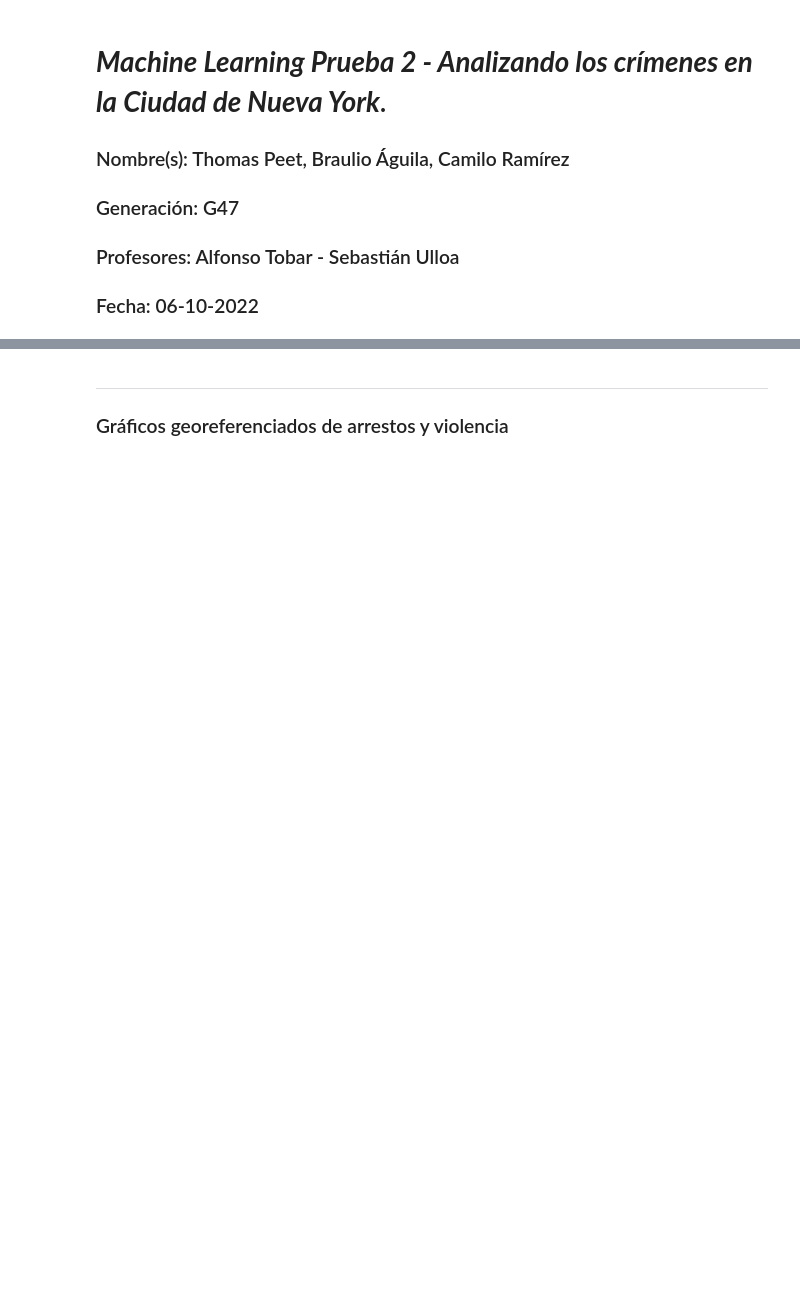
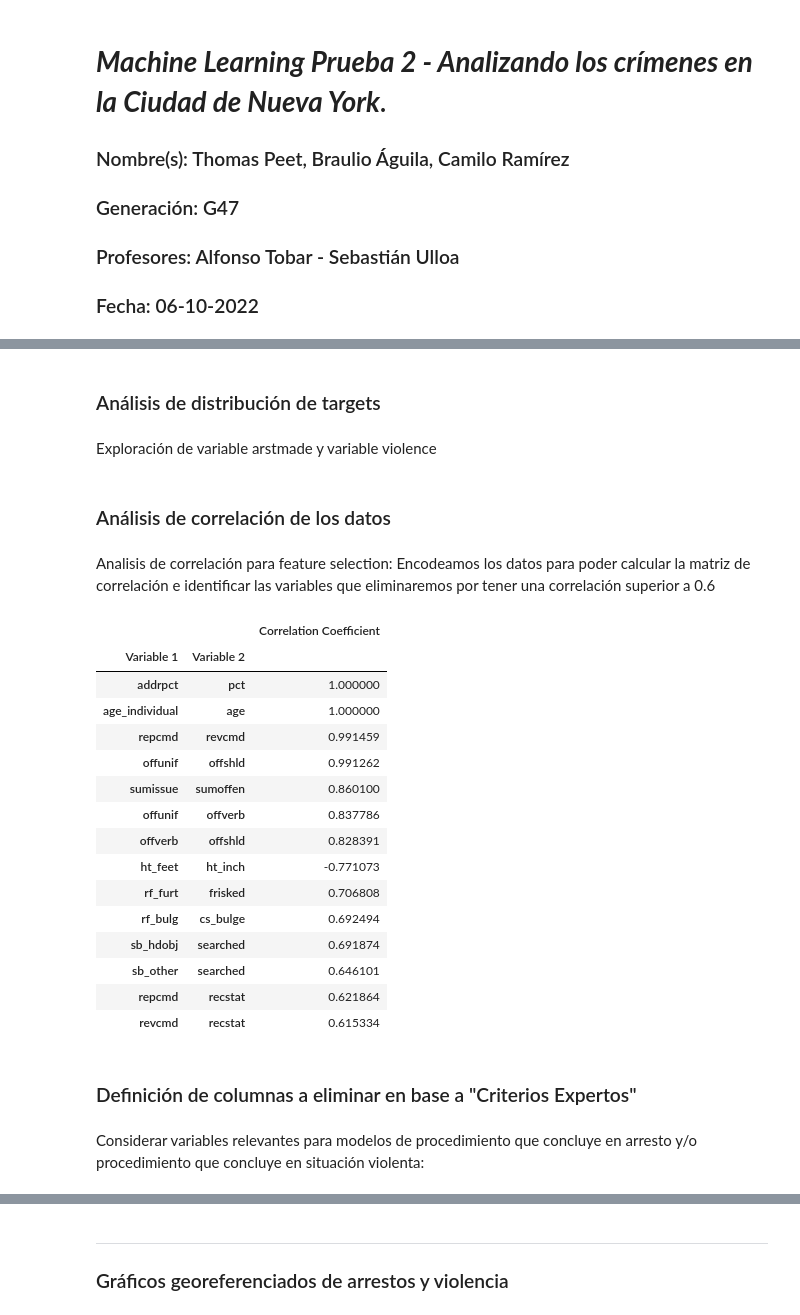
Before and after one commit to tomaspemora/desafio-latam-tareas-BA-TP, a Jupyter notebook: machine_learning/prueba/crimenes/crimenesBA2.ipynb, the cells around one changed output, grey strips where cells are left out. Drawn from its saved outputs; the diff is of its cells as text; code cells hidden in the pictures; blank space fills up the shorter version.

```diff
--- a/machine_learning/prueba/crimenes/crimenesBA2.ipynb
+++ b/machine_learning/prueba/crimenes/crimenesBA2.ipynb
@@ -268,0 +89,3 @@ Text(0, 0.5, 'violence')
+# %%
+x_1, y_1, x_2, y_2 = utils.split_features_target(df2009_nonull, var_eliminar_pf)
+x_1.shape, y_1.shape, x_2.shape, y_2.shape
@@ -268,0 +101,4 @@ Text(0, 0.5, 'violence')
+# %% [markdown]
+### Análisis de distribución de targets
+# %% [markdown]
+Exploración de variable arstmade y variable violence
@@ -268,0 +117,25 @@ Text(0, 0.5, 'violence')
+# %% [markdown]
+### Análisis de correlación de los datos
+# %% [markdown]
+Analisis de correlación para feature selection: Encodeamos los datos para poder calcular la matriz de correlación e identificar las variables que eliminaremos por tener una correlación superior a 0.6
+# %%
+oe = OrdinalEncoderFixedTransformer(encoding_method='ordered')
+df2009_nonull_tr = oe.fit_transform(df2009_nonull.drop(columns = 'arstmade'), y_1)
+utils.get_top_correlations_blog(df2009_nonull_tr, threshold=0.6)
+# %% [output]
+|  |  | Correlation Coefficient |
+| Variable 1 | Variable 2 |  |
+| addrpct | pct | 1.000000 |
+| age_individual | age | 1.000000 |
+| repcmd | revcmd | 0.991459 |
+| offunif | offshld | 0.991262 |
+| sumissue | sumoffen | 0.860100 |
+| offunif | offverb | 0.837786 |
+| offverb | offshld | 0.828391 |
+| ht_feet | ht_inch | -0.771073 |
+| rf_furt | frisked | 0.706808 |
+| rf_bulg | cs_bulge | 0.692494 |
+| sb_hdobj | searched | 0.691874 |
+| sb_other | searched | 0.646101 |
+| repcmd | recstat | 0.621864 |
+| revcmd | recstat | 0.615334 |
@@ -268,0 +144,4 @@ Text(0, 0.5, 'violence')
+# %% [markdown]
+### Definición de columnas a eliminar en base a "Criterios Expertos"
+# %% [markdown]
+Considerar variables relevantes para modelos de procedimiento que concluye en arresto y/o procedimiento que concluye en situación violenta:
```
Also changed, not shown: parts of 79 cells of this notebook, 3 other files.
